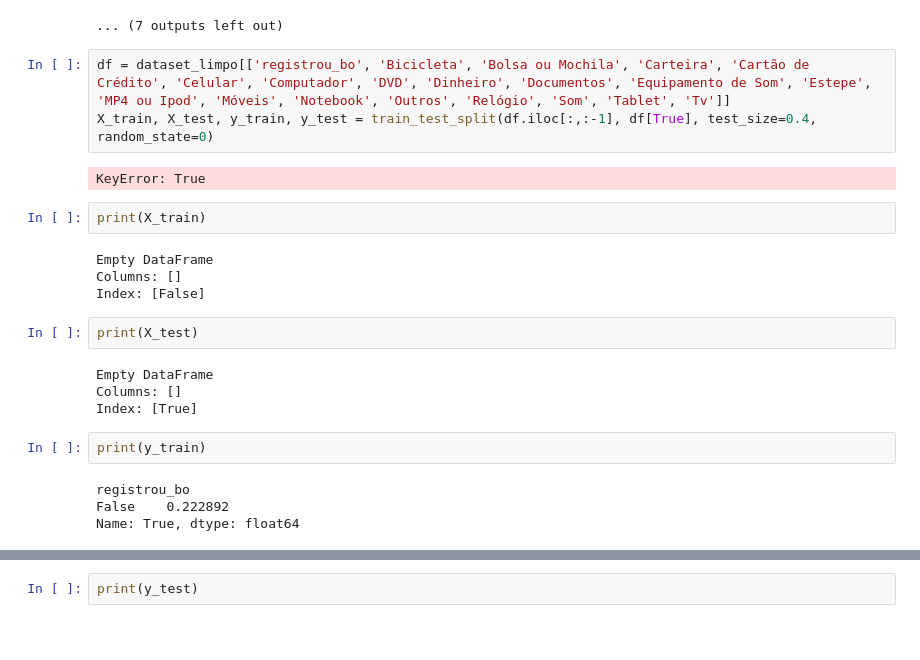
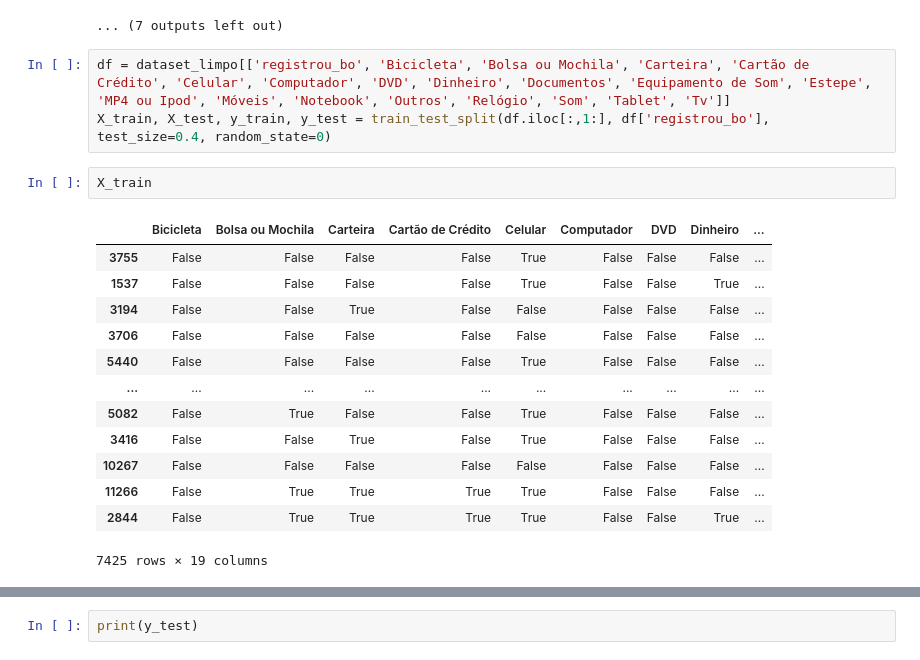
Before and after one commit to EricPossato/CDados-Projeto-2, a Jupyter notebook: Projeto.ipynb, the cells around one changed output, grey strips where cells are left out. Saved outputs shown, nothing was run; the diff lists cells and outputs as text; blank space fills up the shorter version.

Commit message:
Separados dataframes de treino e teste

```diff
--- a/Projeto.ipynb
+++ b/Projeto.ipynb
@@ -151,24 +151,20 @@ for var in lista_var:
 ... (7 outputs left out)
 # %%
 df = dataset_limpo[['registrou_bo', 'Bicicleta', 'Bolsa ou Mochila', 'Carteira', 'Cartão de Crédito', 'Celular', 'Computador', 'DVD', 'Dinheiro', 'Documentos', 'Equipamento de Som', 'Estepe', 'MP4 ou Ipod', 'Móveis', 'Notebook', 'Outros', 'Relógio', 'Som', 'Tablet', 'Tv']]
-X_train, X_test, y_train, y_test = train_test_split(df.iloc[:,:-1], df[True], test_size=0.4, random_state=0)
+X_train, X_test, y_train, y_test = train_test_split(df.iloc[:,1:], df['registrou_bo'], test_size=0.4, random_state=0)
-# %% [output]
-KeyError: True
-# %%
-print(X_train)
-# %% [output]
-Empty DataFrame
-Columns: []
-Index: [False]
-# %%
-print(X_test)
-# %% [output]
-Empty DataFrame
-Columns: []
-Index: [True]
-# %%
-print(y_train)
-# %% [output]
-registrou_bo
-False    0.222892
-Name: True, dtype: float64
+# %%
+X_train
+# %% [output]
+|  | Bicicleta | Bolsa ou Mochila | Carteira | Cartão de Crédito | Celular | Computador | DVD | Dinheiro | ... |
+| 3755 | False | False | False | False | True | False | False | False | ... |
+| 1537 | False | False | False | False | True | False | False | True | ... |
+| 3194 | False | False | True | False | False | False | False | False | ... |
+| 3706 | False | False | False | False | False | False | False | False | ... |
+| 5440 | False | False | False | False | True | False | False | False | ... |
+| ... | ... | ... | ... | ... | ... | ... | ... | ... | ... |
+| 5082 | False | True | False | False | True | False | False | False | ... |
+| 3416 | False | False | True | False | True | False | False | False | ... |
+| 10267 | False | False | False | False | False | False | False | False | ... |
+| 11266 | False | True | True | True | True | False | False | False | ... |
+| 2844 | False | True | True | True | True | False | False | True | ... |
+7425 rows × 19 columns
```
Also changed, not shown: parts of 2 cells of this notebook.
